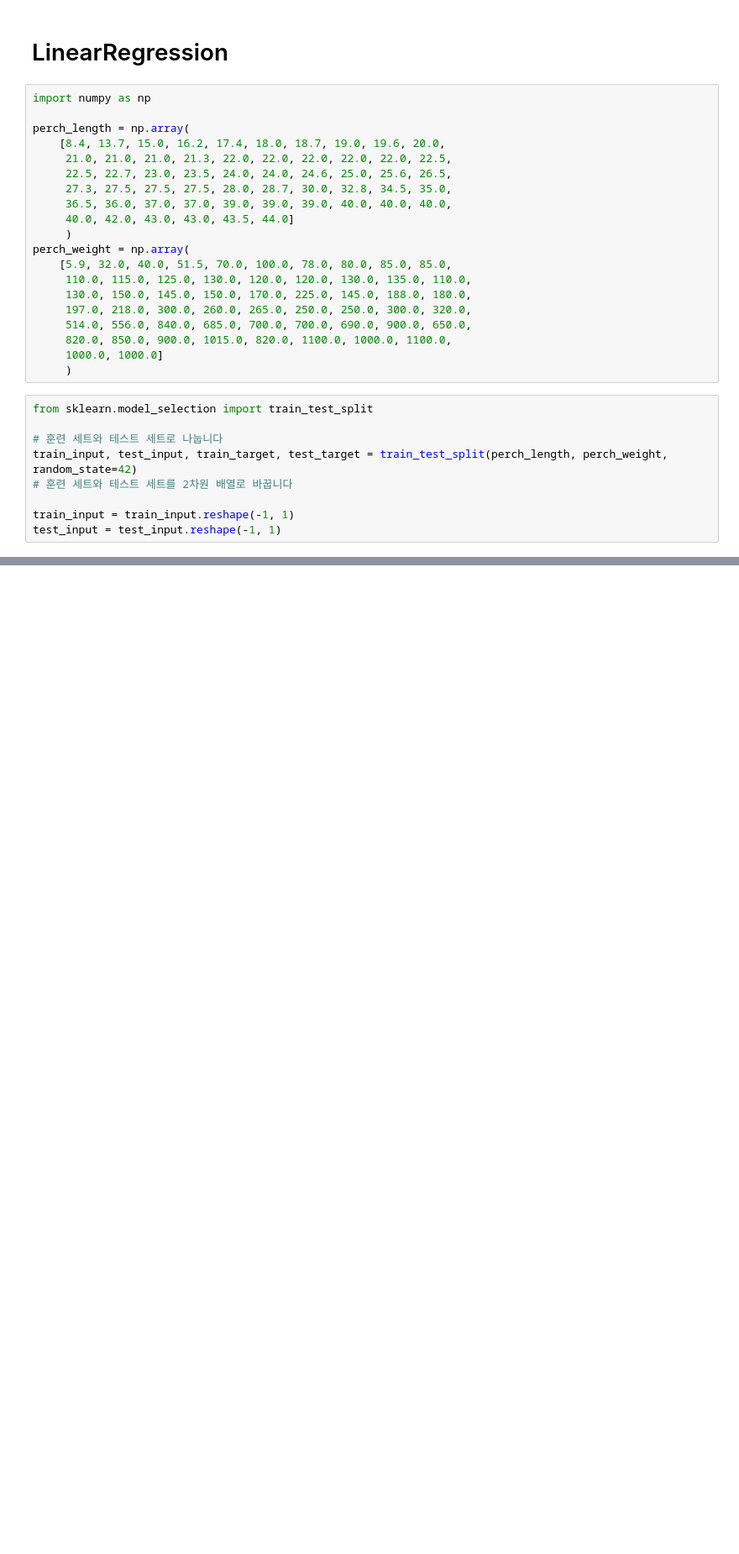
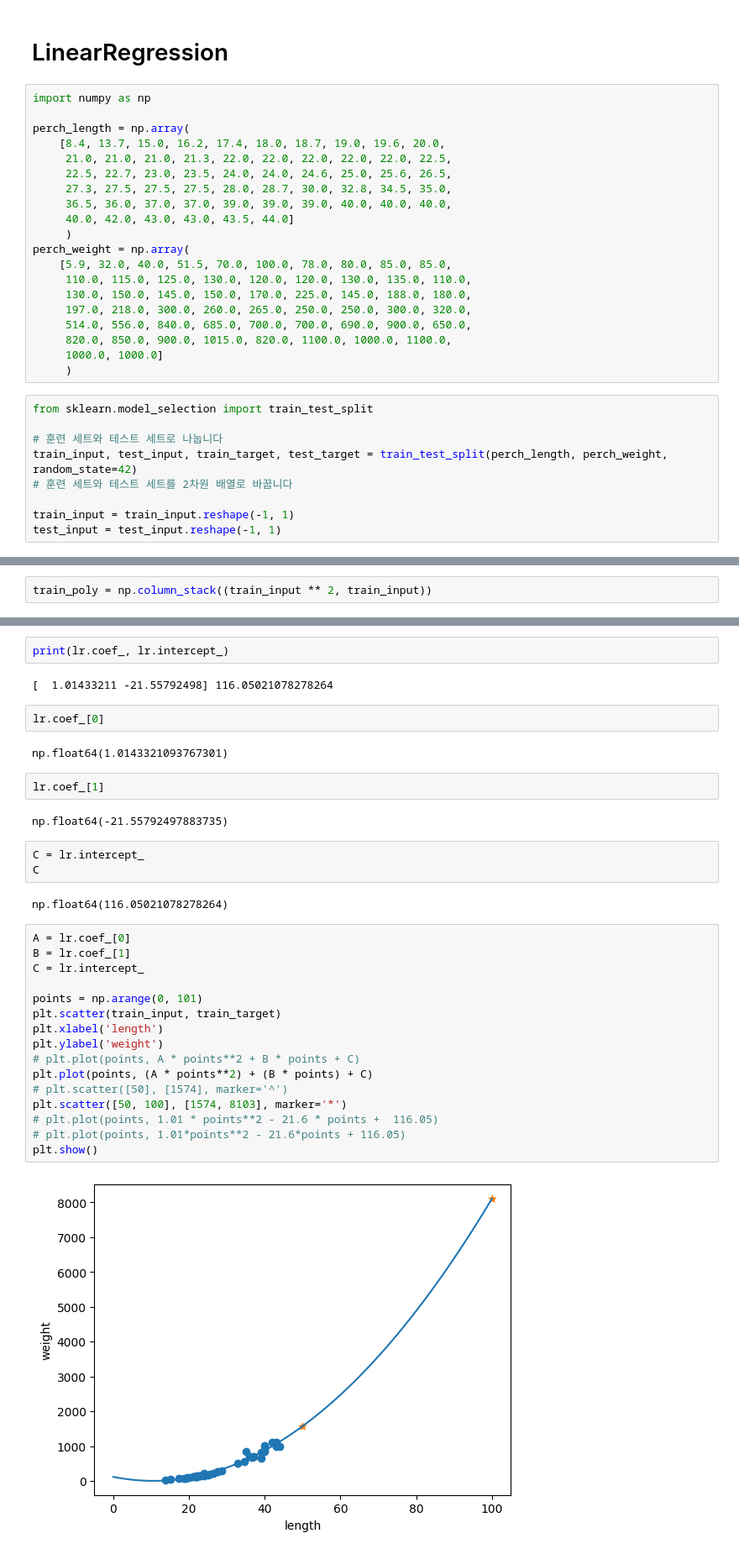
Before and after one commit to dMario24/fr, a Jupyter notebook: note/LinearRegression.ipynb, the cells around one changed output, grey strips where cells are left out. Shown: that part at 84% size. Cells and saved outputs as stored; diff of their text form; blank space fills up the shorter version.

```diff
--- a/note/LinearRegression.ipynb
+++ b/note/LinearRegression.ipynb
@@ -31,0 +117,2 @@ test_input = test_input.reshape(-1, 1)
+# %%
+train_poly = np.column_stack((train_input ** 2, train_input))
@@ -31,0 +158,35 @@ test_input = test_input.reshape(-1, 1)
+# %%
+print(lr.coef_, lr.intercept_)
+# %% [output]
+[  1.01433211 -21.55792498] 116.05021078278264
+# %%
+lr.coef_[0]
+# %% [output]
+np.float64(1.0143321093767301)
+# %%
+lr.coef_[1]
+# %% [output]
+np.float64(-21.55792497883735)
+# %%
+C = lr.intercept_
+C
+# %% [output]
+np.float64(116.05021078278264)
+# %%
+A = lr.coef_[0]
+B = lr.coef_[1]
+C = lr.intercept_
+
+points = np.arange(0, 101)
+plt.scatter(train_input, train_target)
+plt.xlabel('length')
+plt.ylabel('weight')
+# plt.plot(points, A * points**2 + B * points + C)
+plt.plot(points, (A * points**2) + (B * points) + C)
+# plt.scatter([50], [1574], marker='^')
+plt.scatter([50, 100], [1574, 8103], marker='*')
+# plt.plot(points, 1.01 * points**2 - 21.6 * points +  116.05)
+# plt.plot(points, 1.01*points**2 - 21.6*points + 116.05)
+plt.show()
+# %% [output]
+[figure, added]
```
Also changed, not shown: parts of 20 cells of this notebook, 1 other file.
